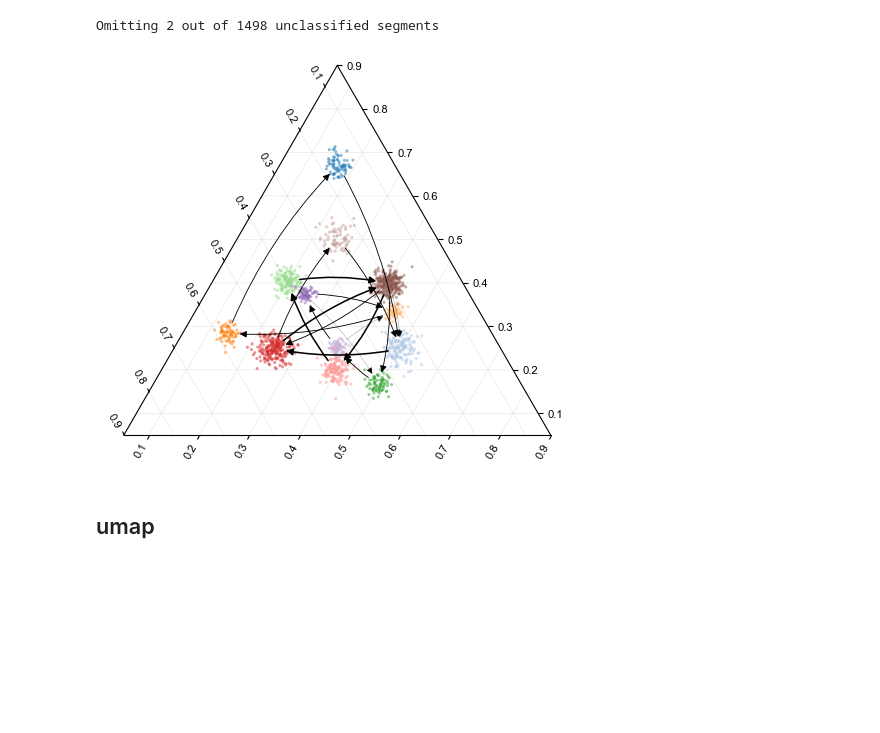
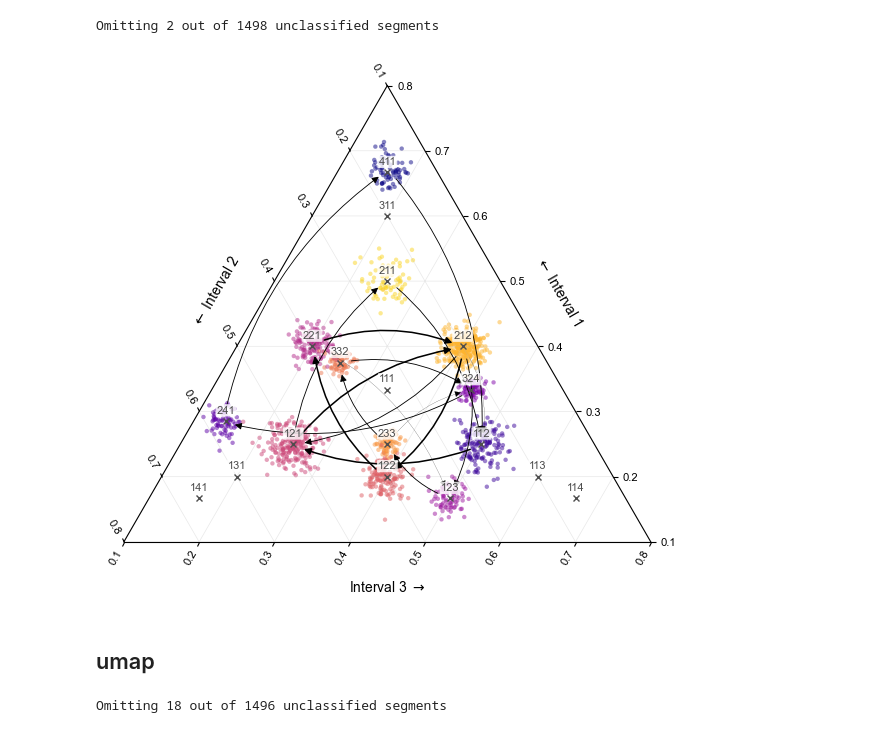
Before and after one commit to bacor/rhythmic-segment-analysis, a Jupyter notebook: notebooks/cluster-analysis.ipynb, the cells around one changed output. Saved outputs shown, nothing was run; the diff lists cells and outputs as text; code cells hidden in the pictures; blank space fills up the shorter version.

Commit message:
Update 3d analysis and update supplements

```diff
--- a/notebooks/cluster-analysis.ipynb
+++ b/notebooks/cluster-analysis.ipynb
@@ -89,7 +89,7 @@ def show_cluster_transition_network_3d(
         arrows=True,
         arrowsize=10,
         ax=ax,
-        connectionstyle="arc3,rad=-0.10",
+        connectionstyle="arc3,rad=-0.20",
     )
     ax.set_axis_on()
     ax.tick_params(left=True, bottom=True, labelleft=True, labelbottom=True)
@@ -96,22 +110,78 @@ def show_cluster_transition_network_3d(
+# %%
+from matplotlib.patches import ArrowStyle, FancyArrowPatch
+
+def label_axes(ax):
+    kwargs_label = {
+        'transform': ax.transTernaryAxes,
+        'backgroundcolor': 'w',
+        'ha': 'center',
+        'va': 'center',
+        'rotation_mode': 'anchor',
+        'zorder': -9,  # A bit higher on arrows, but still lower than others.
+    }
+    ax.text(.55, -.1, .55, '$\\leftarrow$ Interval 1'  , rotation=-60, **kwargs_label)
+    ax.text(.55, .55, -.1, '$\\leftarrow$ Interval 2' , rotation= 60, **kwargs_label)
+    ax.text(-.1, .55, .55, 'Interval 3 $\\rightarrow$', rotation=  0, **kwargs_label)
 # %%
-from mpltern.datasets import get_triangular_grid
+DEFAULT_RATIO_MARKER['marker'] = 'x'
+DEFAULT_RATIO_MARKER['color'] = '0.3'
+DEFAULT_RATIO_MARKER['ms'] = 4
+DEFAULT_RATIO_LABEL['color'] = '0.3'
 
-cmap = plt.get_cmap('tab20')
-colors = [cmap(int(label)) for label in subset.meta['label']]
+def annotate_ratio(pattern, label, marker_kws=None, label_kws=None):
+    a, b, c = pattern
+    marker_args = dict(DEFAULT_RATIO_MARKER, **(marker_kws or {}))
+    label_args = dict(DEFAULT_RATIO_LABEL, **(label_kws or {}))
+    plt.plot([a], [b], [c], **marker_args)
+    x, y = bary_to_xy(ax, pattern)
+    ax.annotate(label, xy=(x, y), **label_args)
 
+cmap = plt.get_cmap('plasma')
+num_labels = len(subset.meta['label'].unique())
+colors = [cmap(int(label) / num_labels) for label in subset.meta['label']]
+
+plt.figure(figsize=(6, 6))
 ax = plt.subplot(projection="ternary")
 top, left, right = subset.patterns.T
-ax.scatter(top, left, right, c=colors, s=5, alpha=.5, lw=0)
+ax.scatter(top, left, right, c=colors, s=10, alpha=.5, lw=0)
 
 ax.triplot(*get_triangular_grid(11), c='.7', lw=.5, alpha=0.3)
 show_cluster_transition_network_3d(subset, 'label', ax=ax)
-ax.set_ternary_lim(*([.05, .95]*3))
+ax.set_ternary_lim(*([.1, .9]*3))
 
+
+patterns, markers = get_markers(
+    [1, 2, 3],
+    append=[[4, 1, 1], [1, 4, 1], [1, 1, 4], [2, 4, 1], (3, 2, 4)],
+    remove=[
+        (3, 2, 1), (3, 1, 2), (3, 2, 2), (2, 3, 1), (2, 3, 2), (2, 1, 3),
+        (1, 3, 2), (2, 2, 3), (3, 2, 3), (3, 3, 1), (3, 1, 3), (1, 3, 3)
+    ]
+)
+for pattern, label in zip(patterns, markers):
+    # x, y = bary_to_xy(ax, pat)
+    annotate_ratio(pattern, "".join([str(l) for l in label]))
+
+label_axes(ax)
+plt.tight_layout()
 plt.savefig('../figures/cluster-analysis-3d.pdf')
+plt.savefig('../figures/cluster-analysis-3d.png', dpi=300)
 # %% [output]
-[figure, old version]
+[figure, new version]
 # %% [markdown]
 ## umap
+# %%
+# Use whatever clustering method to label each segment with its cluster
+np.random.seed(1)
+rs5 = RhythmicSegments.from_intervals(intervals, length=5)
+model_5d = HDBSCAN()
+data_5d = np.column_stack((rs5.patterns[:, :-1], rs5.durations))
+labels = model_5d.fit_predict(data_5d)
+rs5.meta['label'] = [str(l) for l in labels]
+print(f'Omitting {np.sum(labels == -1)} out of {len(labels)} unclassified segments')
+subset = rs5.query('label != "-1"')
+# %% [output]
+Omitting 18 out of 1496 unclassified segments
 # %%
 import umap
 
```
Also changed, not shown: parts of 5 cells of this notebook, 2 other files.
